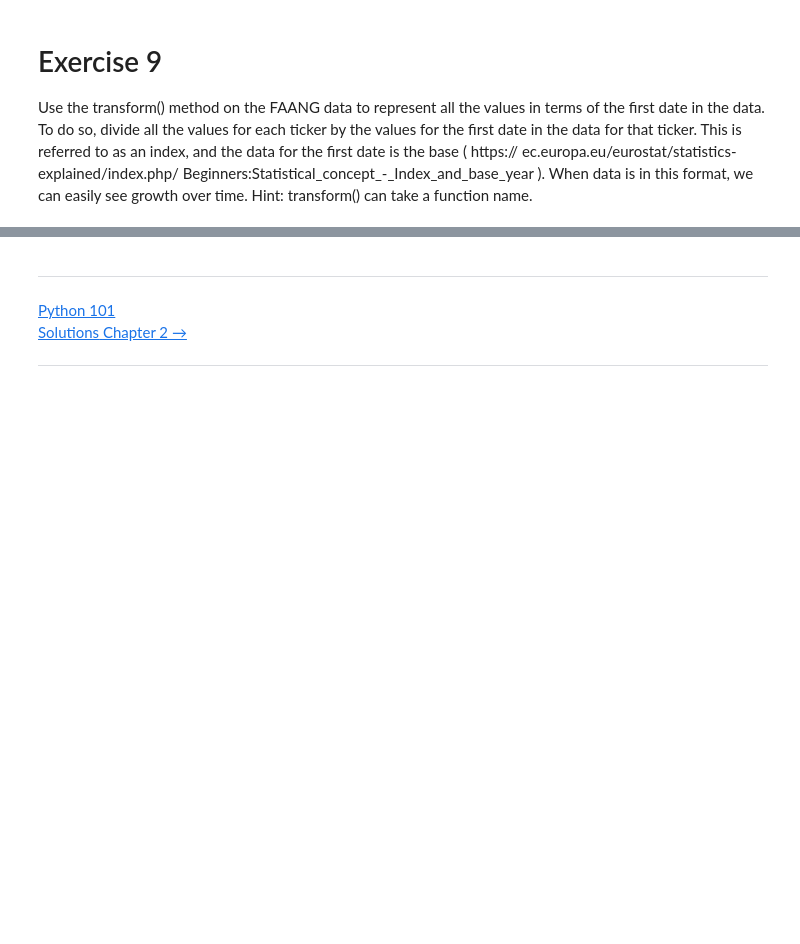
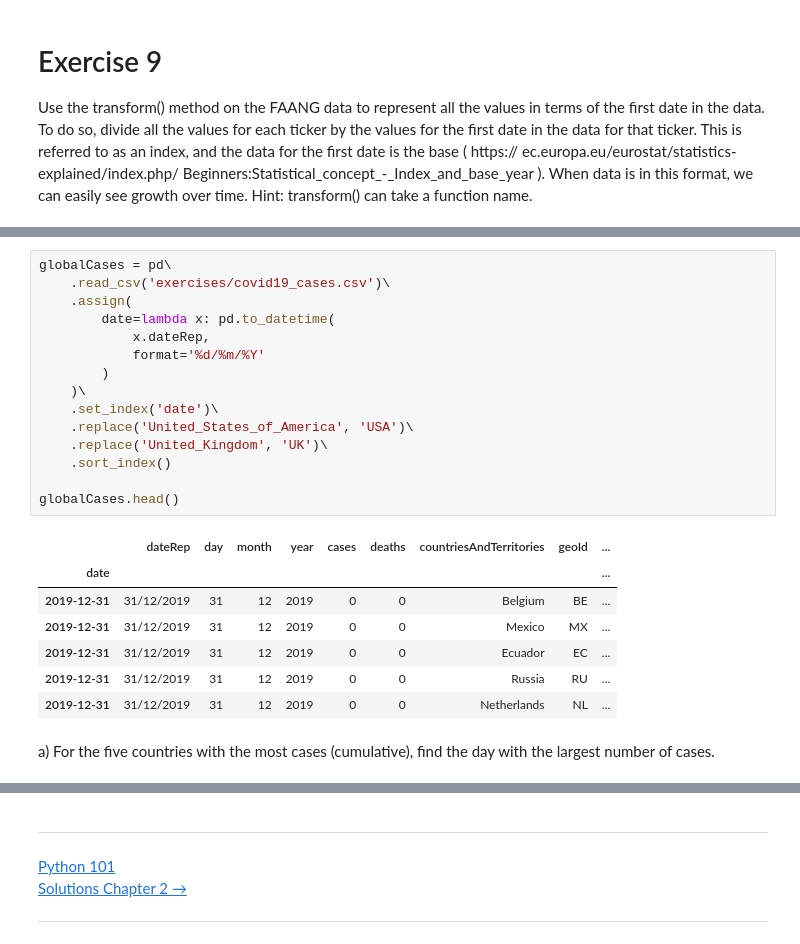
Before and after one commit to will-i-amv-books/Hands-On-Data-Analysis-with-Pandas-2nd-edition, a Jupyter notebook: ch_04/exercises.ipynb, the cells around one changed output, grey strips where cells are left out. Drawn from its saved outputs; the diff is of its cells as text; blank space fills up the shorter version.

Commit message:
Add solutions to exercises 8 to 10

```diff
--- a/ch_04/exercises.ipynb
+++ b/ch_04/exercises.ipynb
@@ -227,0 +302,25 @@ the following tasks to practice the skills you've learned up to this point in th
+# %%
+globalCases = pd\
+    .read_csv('exercises/covid19_cases.csv')\
+    .assign(
+        date=lambda x: pd.to_datetime(
+            x.dateRep,
+            format='%d/%m/%Y'
+        )
+    )\
+    .set_index('date')\
+    .replace('United_States_of_America', 'USA')\
+    .replace('United_Kingdom', 'UK')\
+    .sort_index()
+
+globalCases.head()
+# %% [output]
+|  | dateRep | day | month | year | cases | deaths | countriesAndTerritories | geoId | ... |
+| date |  |  |  |  |  |  |  |  | ... |
+| 2019-12-31 | 31/12/2019 | 31 | 12 | 2019 | 0 | 0 | Belgium | BE | ... |
+| 2019-12-31 | 31/12/2019 | 31 | 12 | 2019 | 0 | 0 | Mexico | MX | ... |
+| 2019-12-31 | 31/12/2019 | 31 | 12 | 2019 | 0 | 0 | Ecuador | EC | ... |
+| 2019-12-31 | 31/12/2019 | 31 | 12 | 2019 | 0 | 0 | Russia | RU | ... |
+| 2019-12-31 | 31/12/2019 | 31 | 12 | 2019 | 0 | 0 | Netherlands | NL | ... |
+# %% [markdown]
+a) For the five countries with the most cases (cumulative), find the day with the largest number of cases.
```
Also changed, not shown: parts of 10 cells of this notebook.
